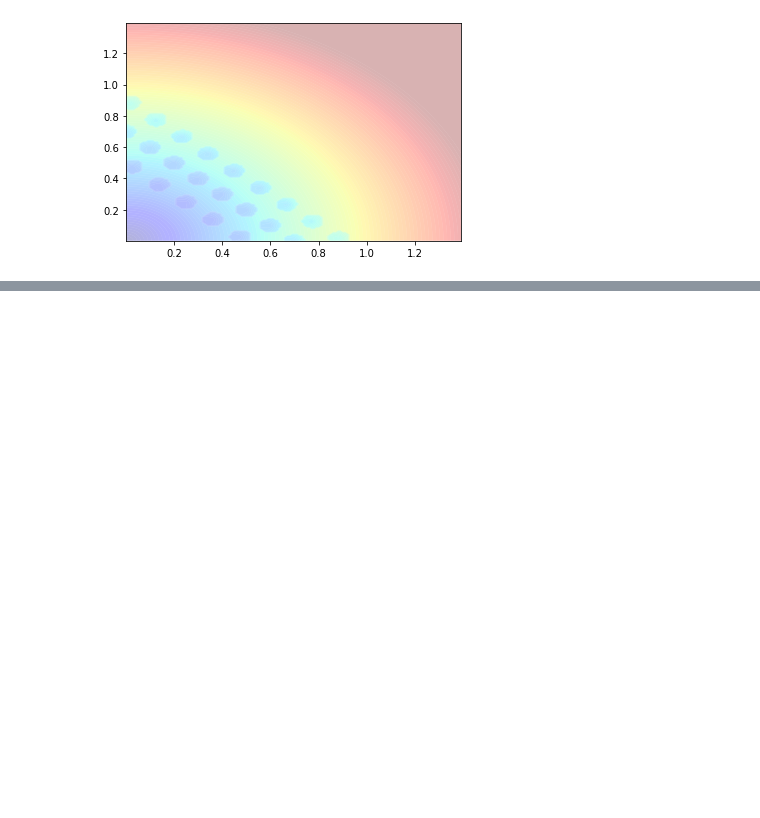
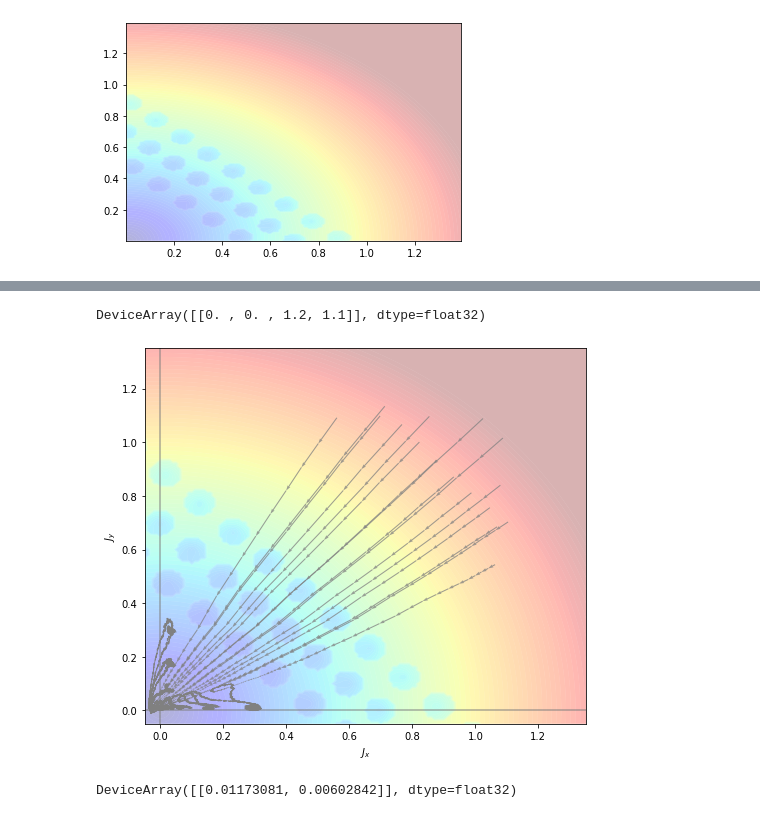
Before and after one commit to spitis/constrained_opt, a Jupyter notebook: Pareto Front-alpha.ipynb, the cells around one changed output, grey strips where cells are left out. Cells and saved outputs as stored; diff of their text form; code cells hidden in the pictures; blank space fills up the shorter version.

```diff
--- a/Pareto Front-alpha.ipynb
+++ b/Pareto Front-alpha.ipynb
@@ -56,0 +48,8 @@ fig, anim = plot_paths([
+# %%
+def _phi(x):
+  alpha, itheta = np.split(x, 2, -1)
+  module = hk.nets.MLP([4, 256, 256, 2])
+  return jax.nn.softplus(module(x) + itheta - 0.5) - 0.05
+
+phi = hk.without_apply_rng(hk.transform(_phi))
+phij = jax.jit(phi.apply)
@@ -56,0 +75,36 @@ fig, anim = plot_paths([
+# %%
+np.concatenate((ALPHAS, INIT_THETAS), 1)[3:4]
+# %% [output]
+DeviceArray([[0. , 0. , 1.2, 1.1]], dtype=float32)
+# %%
+def get_paths_for_pareto_opt(steps=30000):
+  params = phi.init(rng=jax.random.PRNGKey(0), x=np.zeros((4,)))
+  PATHS = np.concatenate((ALPHAS, INIT_THETAS), 1)
+
+  loss_vec = jax.jit(jax.vmap(loss_moguls, in_axes=[0,0]))
+  loss_grad = jax.jit(jax.grad(
+    lambda params, ins: loss_vec(phij(params=params, x=ins), np.split(ins, 2, -1)[0]).sum(),
+    argnums=[0]))
+
+  def compute_next(params, ins):
+    paramg, = loss_grad(params, ins)
+    return jax.tree_map(lambda p, g: p - 1e-4 * g, params, paramg)
+
+  xys = phij(params, PATHS)
+  paths = [xys]
+  for gradient_step in range(steps):
+    ins1 = onp.random.random((32,2)) * 0.8 - 0.4
+    ins2 = onp.random.random((32,2)) * 0.9 + 0.3
+    params = compute_next(params, np.concatenate((ins1, ins2), -1))
+    paths.append(phij(params, PATHS))
+
+  paths = np.array(paths[0::10]).transpose(1,2,0)
+
+  return params, paths
+# %%
+params, paths = get_paths_for_pareto_opt()
+fig, anim = plot_paths([
+  paths,
+])
+# %% [output]
+[figure, added]
@@ -56,0 +113,4 @@ fig, anim = plot_paths([
+# %%
+phij(params, PATHS)
+# %% [output]
+DeviceArray([[0.01173081, 0.00602842]], dtype=float32)
```
Also changed, not shown: parts of 14 cells of this notebook, 1 other file.
